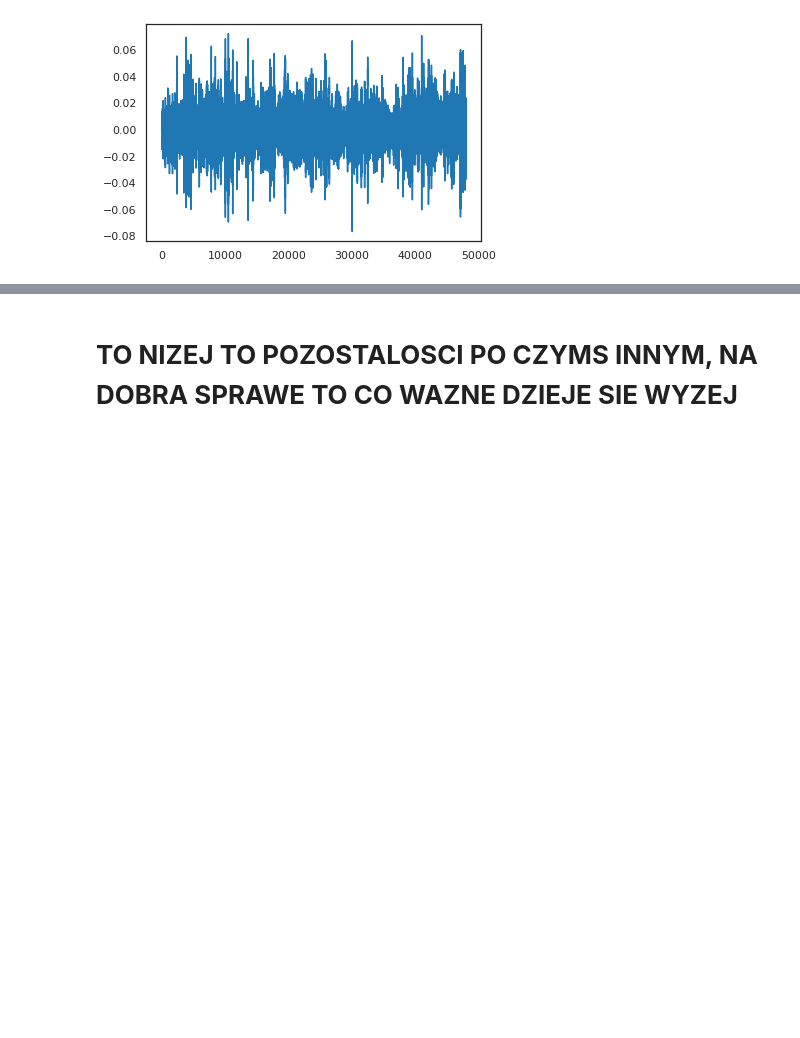
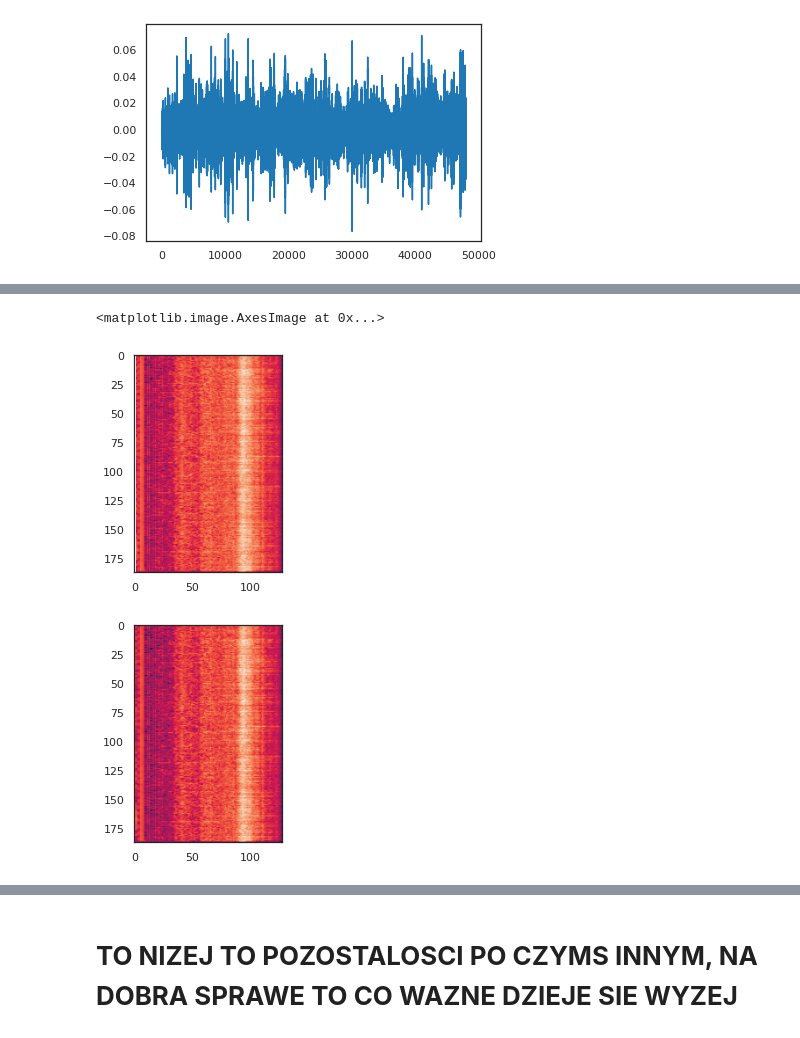
Before and after one commit to pawelszajwaj/Segregation, a Jupyter notebook: Main.ipynb, the cells around one changed output, grey strips where cells are left out. Cells and saved outputs as stored; diff of their text form; code cells hidden in the pictures; blank space fills up the shorter version.

```diff
--- a/Main.ipynb
+++ b/Main.ipynb
@@ -79,3 +94,18 @@ plt.plot(wav)
+# %%
+mel_spectrogram = tfio.audio.melscale(
+  spectrogram, rate=16000, mels=128, fmin=0, fmax=8000)
+dbscale_mel_spectrogram = tfio.audio.dbscale(
+  mel_spectrogram, top_db=80)
+
+plt.figure()
+plt.imshow(tf.math.log(mel_spectrogram).numpy())
+
+plt.figure()
+plt.imshow(dbscale_mel_spectrogram.numpy())
+# %% [output]
+<matplotlib.image.AxesImage at 0x...>
+[figure, added]
+[figure, added]
 # %%
 good = tf.data.Dataset.list_files('/content/AudioFiles/Good/*.wav')
 bad = tf.data.Dataset.list_files('/content/AudioFiles/Bad/*.wav')
```
Also changed, not shown: parts of 21 cells of this notebook.
